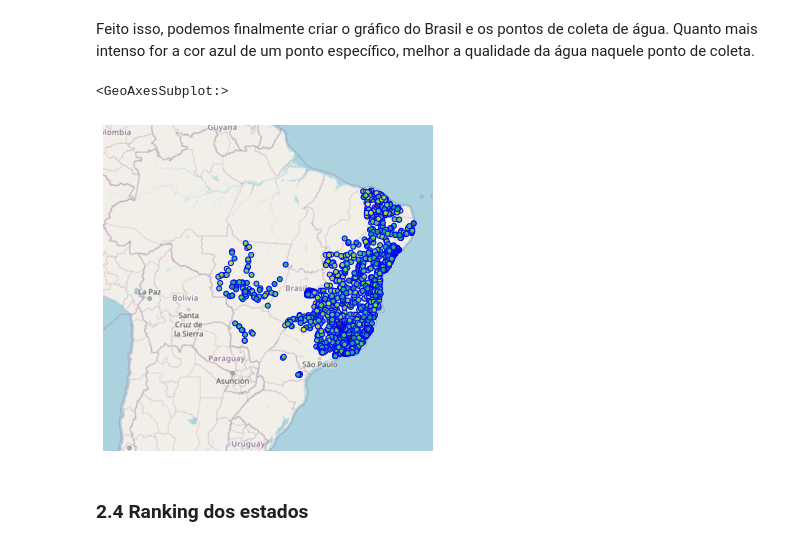
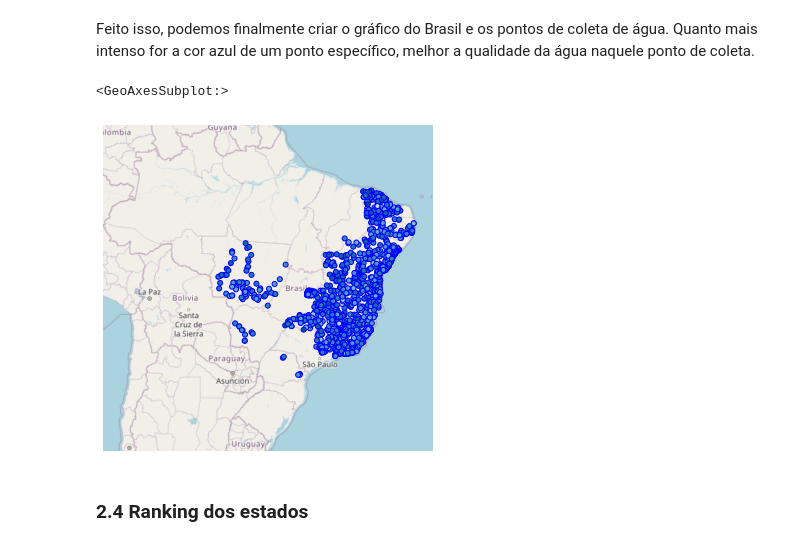
Before and after one commit to gabrielpastori/bda2, a Jupyter notebook: analysis.ipynb, the cells around one changed output. Drawn from its saved outputs; the diff is of its cells as text; code cells hidden in the pictures.

Commit message:
add some items, conclusions and normalize hue scale

```diff
--- a/analysis.ipynb
+++ b/analysis.ipynb
@@ -70,11 +70,14 @@ cities.head()
 # %% [markdown]
 <p>Feito isso, podemos finalmente criar o gráfico do Brasil e os pontos de coleta de água. Quanto mais intenso for a cor azul de um ponto específico, melhor a qualidade da água naquele ponto de coleta.</p>
 # %%
+norm = matplotlib.colors.Normalize(vmin=0, vmax=100)
+cmap = matplotlib.pyplot.cm.get_cmap('Blues')
+
 br_ax = gplt.webmap(cities_gpd, projection = gcrs.WebMercator())
-gplt.pointplot(points_gpd, ax=br_ax, hue=points_gpd['mean'], edgecolor="blue", extent=extent)
+gplt.pointplot(points_gpd, ax=br_ax, hue=points_gpd['mean'], edgecolor="blue", norm=norm, cmap=cmap, extent=extent)
 # %% [output]
 <GeoAxesSubplot:>
-[figure, old version]
+[figure, new version]
 # %% [markdown]
 <h3>2.4 Ranking dos estados</h3>
 # %% [markdown]
```
Also changed, not shown: parts of 17 cells of this notebook.
